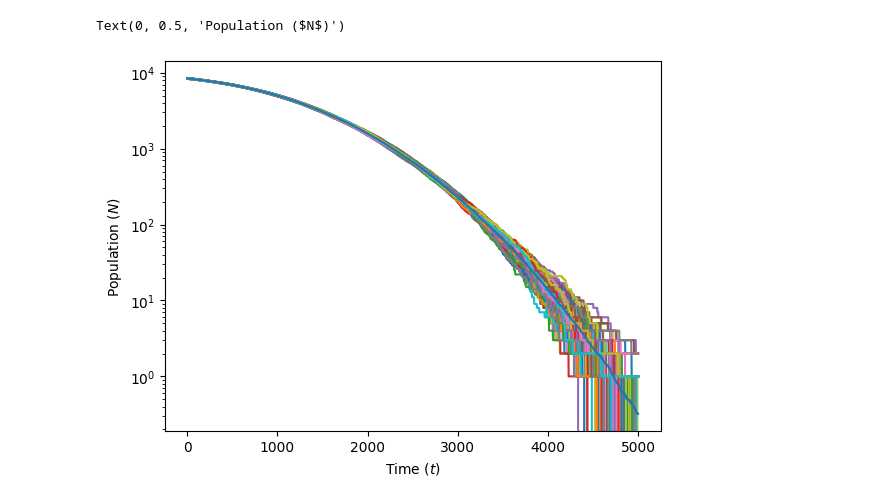
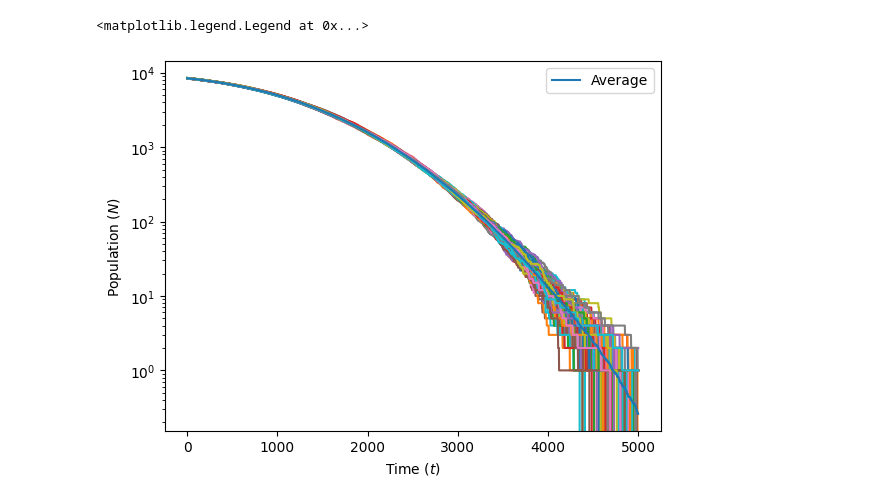
Before and after one commit to moises-santillan/MathematicalBiology, a Jupyter notebook: code/Ch04.ipynb, the cells around one changed output. Saved outputs shown, nothing was run; the diff lists cells and outputs as text; code cells hidden in the pictures.

```diff
--- a/code/Ch04.ipynb
+++ b/code/Ch04.ipynb
@@ -106,19 +123,21 @@ def simulation3(N0, M, p):
     return(N)
 # %%
+# Run and average multiple normal-lifetime simulations
 N0 = 10000
 M = 5000
 p = .001
 
 Navg = np.zeros(M)
 for i in range(100):
     N = simulation3(N0, M, p)
     plt.semilogy(N)
     Navg += N
 Navg /= 100
 
-plt.semilogy(Navg)
+plt.semilogy(Navg, label="Average")
 plt.xlabel(r"Time ($t$)")
 plt.ylabel(r"Population ($N$)")
+plt.legend()
 # %% [output]
-Text(0, 0.5, 'Population ($N$)')
+<matplotlib.legend.Legend at 0x...>
-[figure, old version]
+[figure, new version]
```
Also changed, not shown: parts of 12 cells of this notebook.
